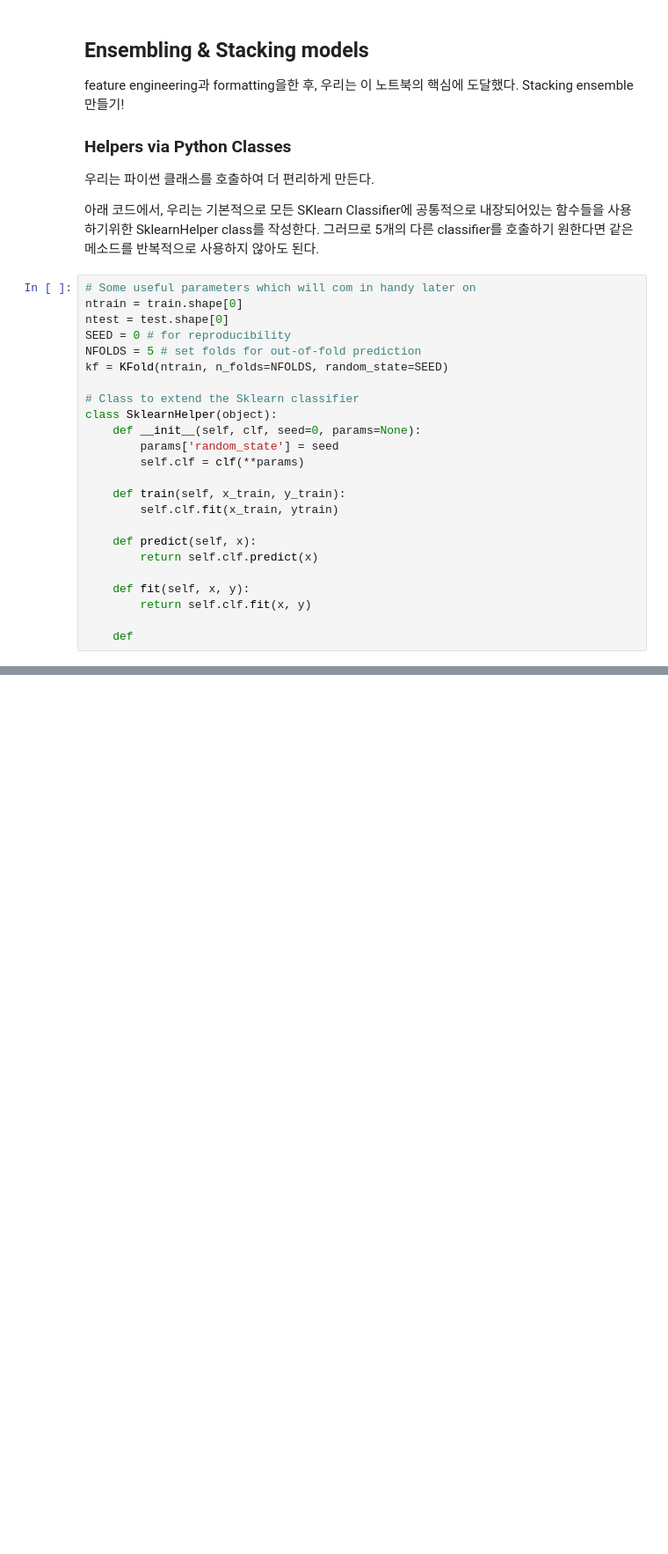
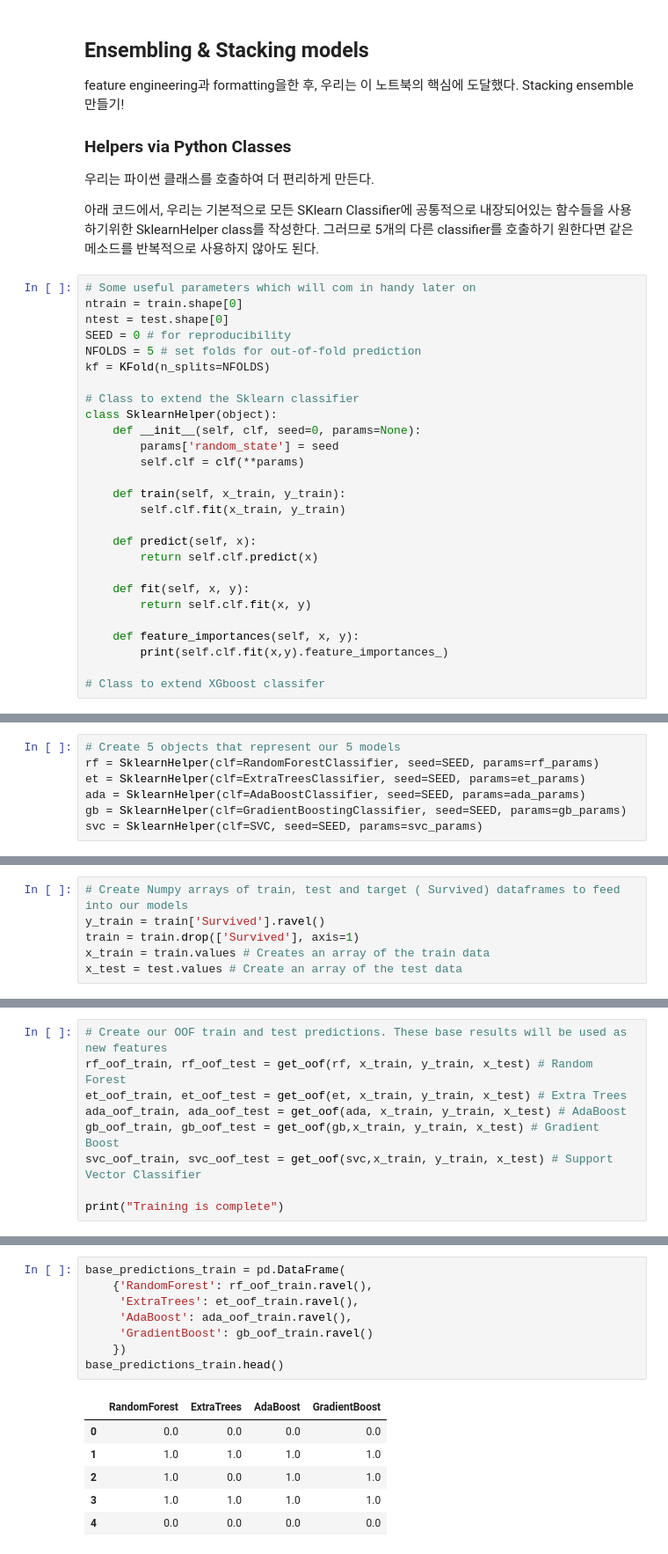
Before and after one commit to jsm9720/kaggle-study, a Jupyter notebook: Titanic/Titanic.ipynb, the cells around one changed output, grey strips where cells are left out. Shown: that part at 88% size. Saved outputs shown, nothing was run; the diff lists cells and outputs as text; blank space fills up the shorter version.

```diff
--- a/Titanic/Titanic.ipynb
+++ b/Titanic/Titanic.ipynb
@@ -196,7 +197,7 @@ ntrain = train.shape[0]
 ntest = test.shape[0]
 SEED = 0 # for reproducibility
 NFOLDS = 5 # set folds for out-of-fold prediction
-kf = KFold(ntrain, n_folds=NFOLDS, random_state=SEED)
+kf = KFold(n_splits=NFOLDS)
 
 # Class to extend the Sklearn classifier
 class SklearnHelper(object):
@@ -205,7 +206,7 @@ class SklearnHelper(object):
         self.clf = clf(**params)
 
     def train(self, x_train, y_train):
-        self.clf.fit(x_train, ytrain)
+        self.clf.fit(x_train, y_train)
 
     def predict(self, x):
         return self.clf.predict(x)
@@ -213,4 +214,7 @@ class SklearnHelper(object):
     def fit(self, x, y):
         return self.clf.fit(x, y)
 
-    def
+    def feature_importances(self, x, y):
+        print(self.clf.fit(x,y).feature_importances_)
+
+# Class to extend XGboost classifer
@@ -216,0 +301,7 @@ class SklearnHelper(object):
+# %%
+# Create 5 objects that represent our 5 models
+rf = SklearnHelper(clf=RandomForestClassifier, seed=SEED, params=rf_params)
+et = SklearnHelper(clf=ExtraTreesClassifier, seed=SEED, params=et_params)
+ada = SklearnHelper(clf=AdaBoostClassifier, seed=SEED, params=ada_params)
+gb = SklearnHelper(clf=GradientBoostingClassifier, seed=SEED, params=gb_params)
+svc = SklearnHelper(clf=SVC, seed=SEED, params=svc_params)
@@ -216,0 +311,6 @@ class SklearnHelper(object):
+# %%
+# Create Numpy arrays of train, test and target ( Survived) dataframes to feed into our models
+y_train = train['Survived'].ravel()
+train = train.drop(['Survived'], axis=1)
+x_train = train.values # Creates an array of the train data
+x_test = test.values # Create an array of the test data
@@ -216,0 +319,9 @@ class SklearnHelper(object):
+# %%
+# Create our OOF train and test predictions. These base results will be used as new features
+rf_oof_train, rf_oof_test = get_oof(rf, x_train, y_train, x_test) # Random Forest
+et_oof_train, et_oof_test = get_oof(et, x_train, y_train, x_test) # Extra Trees
+ada_oof_train, ada_oof_test = get_oof(ada, x_train, y_train, x_test) # AdaBoost
+gb_oof_train, gb_oof_test = get_oof(gb,x_train, y_train, x_test) # Gradient Boost
+svc_oof_train, svc_oof_test = get_oof(svc,x_train, y_train, x_test) # Support Vector Classifier
+
+print("Training is complete")
@@ -216,0 +590,15 @@ class SklearnHelper(object):
+# %%
+base_predictions_train = pd.DataFrame(
+    {'RandomForest': rf_oof_train.ravel(),
+     'ExtraTrees': et_oof_train.ravel(),
+     'AdaBoost': ada_oof_train.ravel(),
+     'GradientBoost': gb_oof_train.ravel()
+    })
+base_predictions_train.head()
+# %% [output]
+|  | RandomForest | ExtraTrees | AdaBoost | GradientBoost |
+| 0 | 0.0 | 0.0 | 0.0 | 0.0 |
+| 1 | 1.0 | 1.0 | 1.0 | 1.0 |
+| 2 | 1.0 | 0.0 | 1.0 | 1.0 |
+| 3 | 1.0 | 1.0 | 1.0 | 1.0 |
+| 4 | 0.0 | 0.0 | 0.0 | 0.0 |
```
Also changed, not shown: parts of 31 cells of this notebook, 1 other file.
